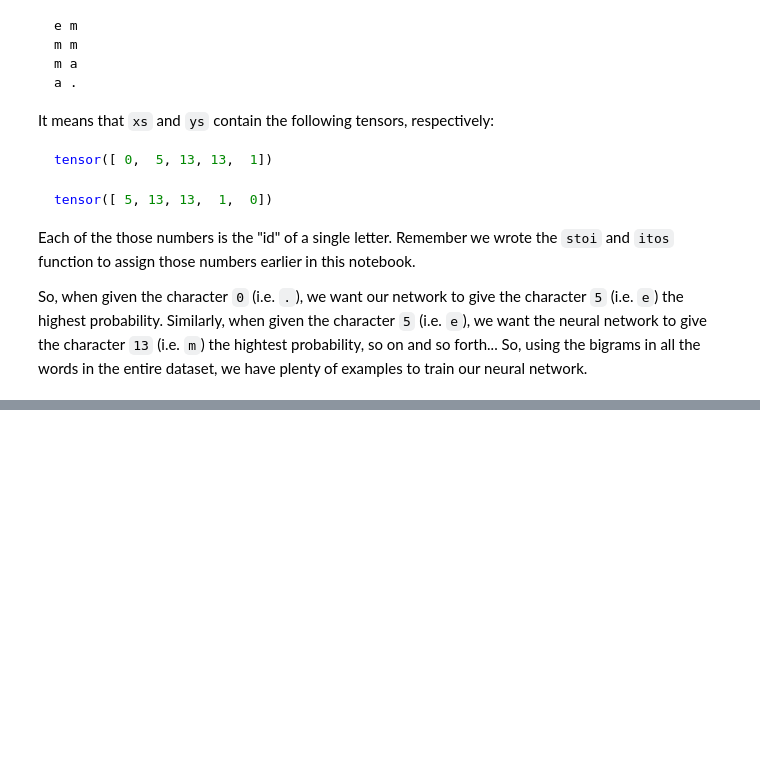
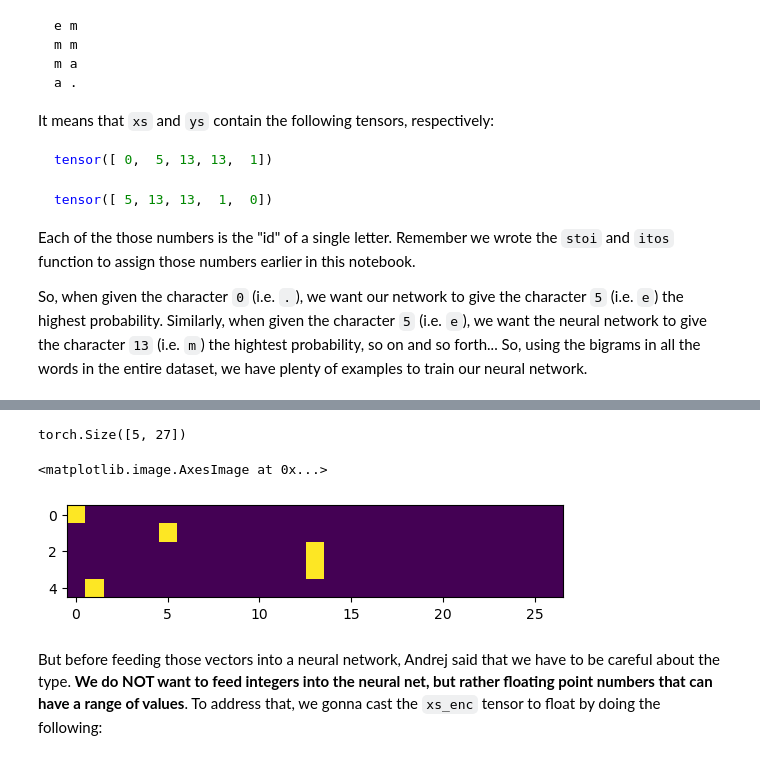
Before and after one commit to kassi-bertrand/machine-learning-notes, a Jupyter notebook: 08-Building Makemore/part-1.ipynb, the cells around one changed output, grey strips where cells are left out. Saved outputs shown, nothing was run; the diff lists cells and outputs as text; code cells hidden in the pictures; blank space fills up the shorter version.

```diff
--- a/08-Building Makemore/part-1.ipynb
+++ b/08-Building Makemore/part-1.ipynb
@@ -949,7 +913,8 @@ In this section, we are going to create the training set of _all_ the bigrams. W
 # Create the training set of bigrams (x, y)
 xs, ys = [], []
 
-for w in words:
+for w in words[:1]:
+#for w in words:
     chs = ['.'] + list(w) + ['.']
     for ch1, ch2 in zip(chs, chs[1:]):
         x = stoi[ch1]
@@ -989,0 +963,4 @@ So, when given the character `0` (i.e. `.`), we want our network to give the cha
+# %%
+import torch.nn.functional as F
+xs_enc = F.one_hot(xs, num_classes=27)
+xs_enc
@@ -989,0 +978,12 @@ So, when given the character `0` (i.e. `.`), we want our network to give the cha
+# %%
+xs_enc.shape
+# %% [output]
+torch.Size([5, 27])
+# %%
+#Each row is a training example
+plt.imshow(xs_enc)
+# %% [output]
+<matplotlib.image.AxesImage at 0x...>
+[figure, added]
+# %% [markdown]
+But before feeding those vectors into a neural network, Andrej said that we have to be careful about the type. **We do NOT want to feed integers into the neural net, but rather floating point numbers that can have a range of values**. To address that, we gonna cast the `xs_enc` tensor to float by doing the following:
```
Also changed, not shown: parts of 14 cells of this notebook.
